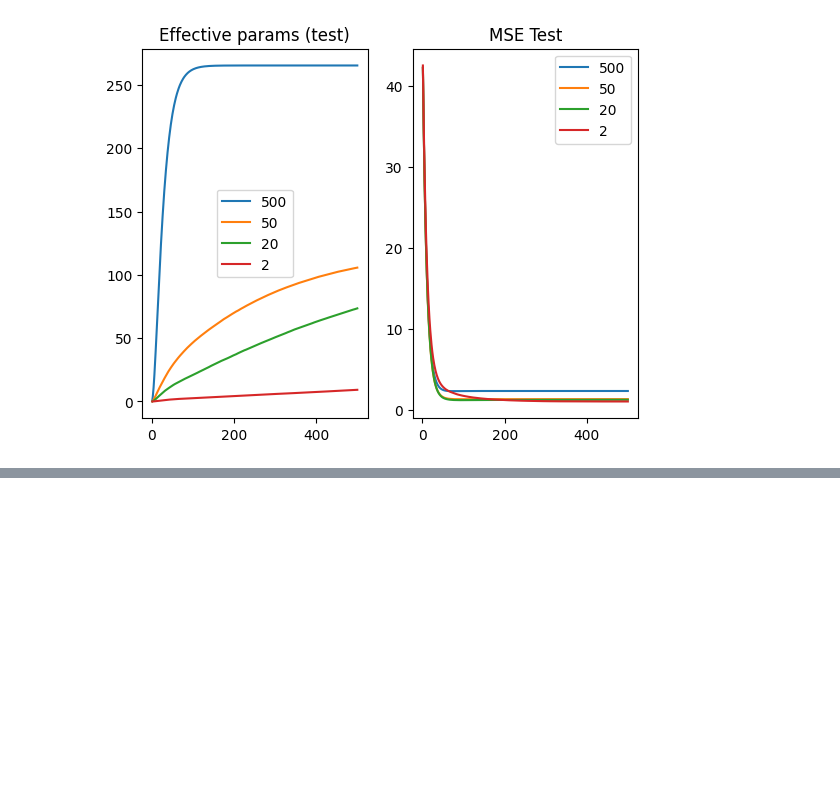
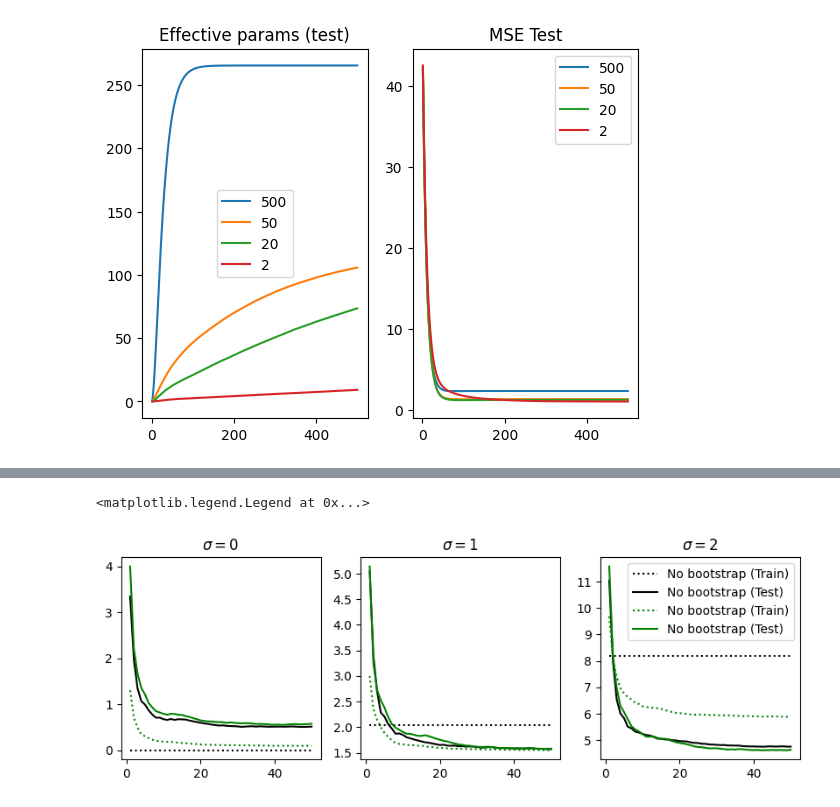
Before and after one commit to AliciaCurth/understanding-random-forests, a Jupyter notebook: replicate_experiments_sim.ipynb, the cells around one changed output, grey strips where cells are left out. Saved outputs shown, nothing was run; the diff lists cells and outputs as text; code cells hidden in the pictures; blank space fills up the shorter version.

```diff
--- a/replicate_experiments_sim.ipynb
+++ b/replicate_experiments_sim.ipynb
@@ -125,0 +290,35 @@ Text(0.5, 1.0, 'MSE Test')
+# %%
+res = pd.read_csv('results/variance_effect.csv')
+res_mean_all = res.groupby(['bootstrap', 'n_estimators', 'sigma'])[['mse_test', 'mse_train_resamp', 'ep_train', 'ep_test']].mean().reset_index()
+
+plt.figure(figsize=(10, 3))
+plt.subplot(1, 3, 1)
+res_mean= res_mean_all[res_mean_all['sigma']==0]
+plt.plot(res_mean[res_mean['bootstrap']== False]['n_estimators'], res_mean[res_mean['bootstrap']== False]['mse_train_resamp'], color='black', ls='dotted', label='No bootstrap (Train)')
+plt.plot(res_mean[res_mean['bootstrap']== False]['n_estimators'], res_mean[res_mean['bootstrap']== False]['mse_test'], color='black', label='No bootstrap (Test)')
+
+plt.plot(res_mean[res_mean['bootstrap']== True]['n_estimators'], res_mean[res_mean['bootstrap']== True]['mse_train_resamp'], color='green', ls='dotted', label='No bootstrap (Train)')
+plt.plot(res_mean[res_mean['bootstrap']== True]['n_estimators'], res_mean[res_mean['bootstrap']== True]['mse_test'], color='green', label='No bootstrap (Test)')
+plt.title(r'$\sigma=0$')
+
+plt.subplot(1, 3, 2)
+res_mean= res_mean_all[res_mean_all['sigma']==1]
+plt.plot(res_mean[res_mean['bootstrap']== False]['n_estimators'], res_mean[res_mean['bootstrap']== False]['mse_train_resamp'], color='black', ls='dotted', label='No bootstrap (Train)')
+plt.plot(res_mean[res_mean['bootstrap']== False]['n_estimators'], res_mean[res_mean['bootstrap']== False]['mse_test'], color='black', label='No bootstrap (Test)')
+
+plt.plot(res_mean[res_mean['bootstrap']== True]['n_estimators'], res_mean[res_mean['bootstrap']== True]['mse_train_resamp'], color='green', ls='dotted', label='No bootstrap (Train)')
+plt.plot(res_mean[res_mean['bootstrap']== True]['n_estimators'], res_mean[res_mean['bootstrap']== True]['mse_test'], color='green', label='No bootstrap (Test)')
+plt.title(r'$\sigma=1$')
+
+plt.subplot(1, 3, 3)
+res_mean= res_mean_all[res_mean_all['sigma']==2]
+plt.plot(res_mean[res_mean['bootstrap']== False]['n_estimators'], res_mean[res_mean['bootstrap']== False]['mse_train_resamp'], color='black', ls='dotted', label='No bootstrap (Train)')
+plt.plot(res_mean[res_mean['bootstrap']== False]['n_estimators'], res_mean[res_mean['bootstrap']== False]['mse_test'], color='black', label='No bootstrap (Test)')
+
+plt.plot(res_mean[res_mean['bootstrap']== True]['n_estimators'], res_mean[res_mean['bootstrap']== True]['mse_train_resamp'], color='green', ls='dotted', label='No bootstrap (Train)')
+plt.plot(res_mean[res_mean['bootstrap']== True]['n_estimators'], res_mean[res_mean['bootstrap']== True]['mse_test'], color='green', label='No bootstrap (Test)')
+plt.title(r'$\sigma=2$')
+plt.legend()
+# %% [output]
+<matplotlib.legend.Legend at 0x...>
+[figure, added]
```
Also changed, not shown: parts of 18 cells of this notebook, 2 other files.
